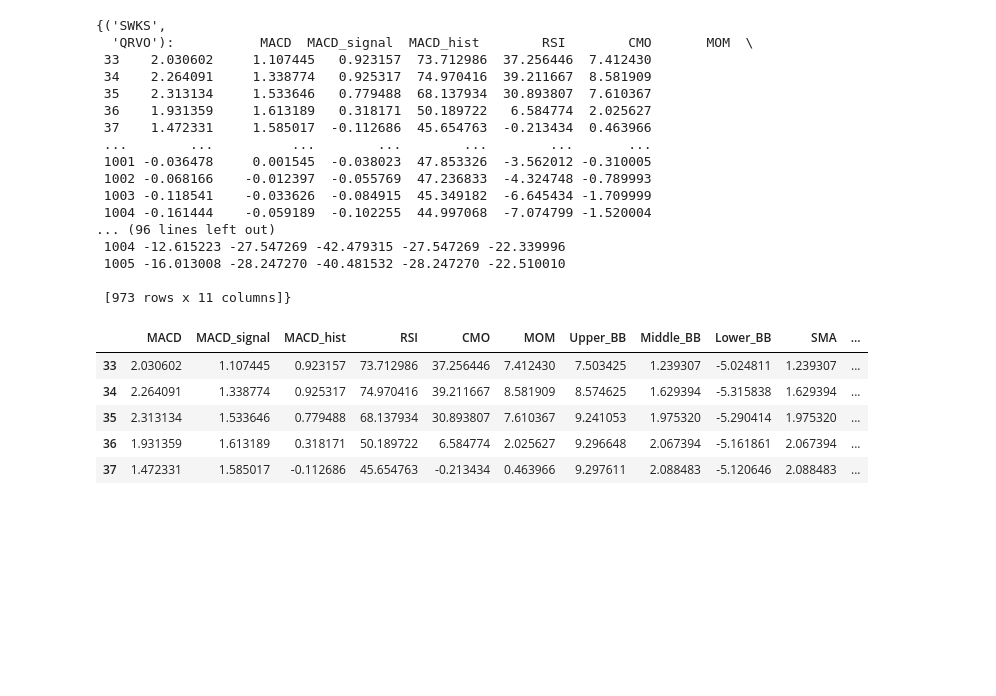
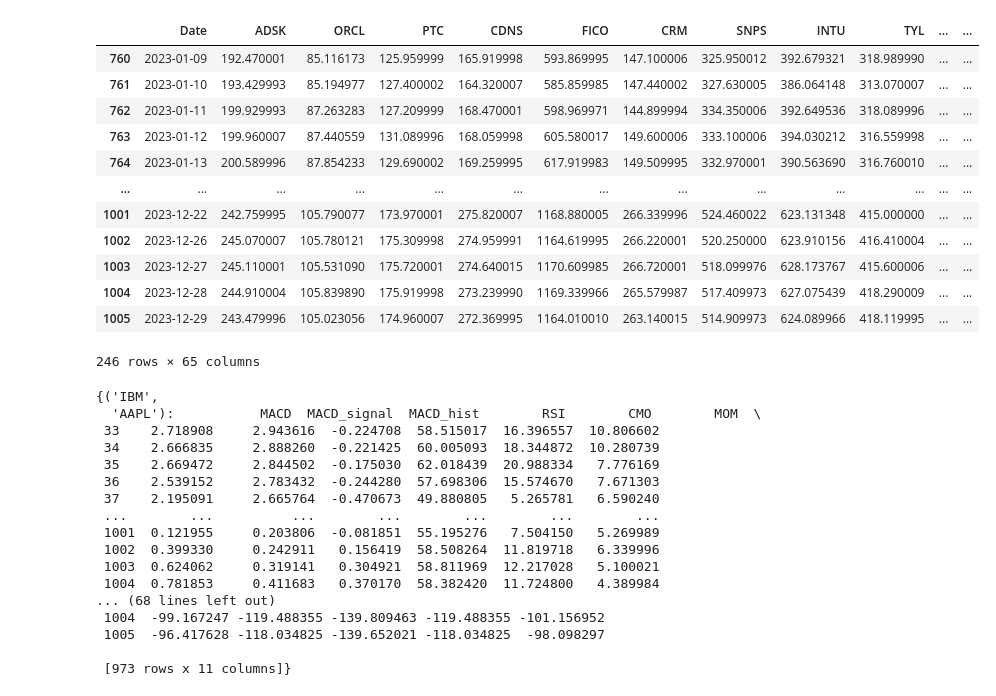
Before and after one commit to Ardaerd/Statistical-Arbitrage, a Jupyter notebook: spread_forecasting.ipynb, the cells around one changed output. Drawn from its saved outputs; the diff is of its cells as text; code cells hidden in the pictures; blank space fills up the shorter version.

Commit message:
CNN-LSTM for trading signal is done

```diff
--- a/spread_forecasting.ipynb
+++ b/spread_forecasting.ipynb
@@ -86,35 +86,53 @@ def add_technical_indicators(spread, timeperiod=22):
         'SMA': sma
     })
     return indicators
+# %%
+# Load and preprocess data
+data = pd.read_csv("Technology_Firm_Stock_Price.csv")
+data = data.sort_values(by="Date")
+data[760:]
+# %% [output]
+|  | Date | ADSK | ORCL | PTC | CDNS | FICO | CRM | SNPS | INTU | TYL | ... | ... |
+| 760 | 2023-01-09 | 192.470001 | 85.116173 | 125.959999 | 165.919998 | 593.869995 | 147.100006 | 325.950012 | 392.679321 | 318.989990 | ... | ... |
+| 761 | 2023-01-10 | 193.429993 | 85.194977 | 127.400002 | 164.320007 | 585.859985 | 147.440002 | 327.630005 | 386.064148 | 313.070007 | ... | ... |
+| 762 | 2023-01-11 | 199.929993 | 87.263283 | 127.209999 | 168.470001 | 598.969971 | 144.899994 | 334.350006 | 392.649536 | 318.089996 | ... | ... |
+| 763 | 2023-01-12 | 199.960007 | 87.440559 | 131.089996 | 168.059998 | 605.580017 | 149.600006 | 333.100006 | 394.030212 | 316.559998 | ... | ... |
+| 764 | 2023-01-13 | 200.589996 | 87.854233 | 129.690002 | 169.259995 | 617.919983 | 149.509995 | 332.970001 | 390.563690 | 316.760010 | ... | ... |
+| ... | ... | ... | ... | ... | ... | ... | ... | ... | ... | ... | ... | ... |
+| 1001 | 2023-12-22 | 242.759995 | 105.790077 | 173.970001 | 275.820007 | 1168.880005 | 266.339996 | 524.460022 | 623.131348 | 415.000000 | ... | ... |
+| 1002 | 2023-12-26 | 245.070007 | 105.780121 | 175.309998 | 274.959991 | 1164.619995 | 266.220001 | 520.250000 | 623.910156 | 416.410004 | ... | ... |
+| 1003 | 2023-12-27 | 245.110001 | 105.531090 | 175.720001 | 274.640015 | 1170.609985 | 266.720001 | 518.099976 | 628.173767 | 415.600006 | ... | ... |
+| 1004 | 2023-12-28 | 244.910004 | 105.839890 | 175.919998 | 273.239990 | 1169.339966 | 265.579987 | 517.409973 | 627.075439 | 418.290009 | ... | ... |
+| 1005 | 2023-12-29 | 243.479996 | 105.023056 | 174.960007 | 272.369995 | 1164.010010 | 263.140015 | 514.909973 | 624.089966 | 418.119995 | ... | ... |
+246 rows × 65 columns
 # %%
-# Load and preprocess data
-data = pd.read_csv("Technology_Firm_Stock_Price.csv")
-data = data.sort_values(by="Date")
-selected_pairs = [('SWKS', 'QRVO'), ('AMAT', 'NXPI'), ('ANET', 'PANW'), ('CDNS', 'PANW')]
+selected_pairs = [('IBM', 'AAPL'), ('KEYS', 'MSI'), ('TDY', 'ROP')]
+
 spreads_with_indicators = {}
+
 for stock1, stock2 in selected_pairs:
     spread = data[stock1] - data[stock2]
     indicators = add_technical_indicators(spread)
     indicators['Spread'] = spread
-    spreads_with_indicators[(stock1, stock2)] = indicators.dropna()  # Drop rows with NaN 22 column (because of our timeperiod is 22 day for calculate these indicators thus we dropped first 22 column
+    spreads_with_indicators[(stock1, stock2)] = indicators.dropna()
 
 spreads_with_indicators
 # %% [output]
-{('SWKS',
-  'QRVO'):           MACD  MACD_signal  MACD_hist        RSI        CMO       MOM  \
- 33    2.030602     1.107445   0.923157  73.712986  37.256446  7.412430
- 34    2.264091     1.338774   0.925317  74.970416  39.211667  8.581909
- 35    2.313134     1.533646   0.779488  68.137934  30.893807  7.610367
- 36    1.931359     1.613189   0.318171  50.189722   6.584774  2.025627
- 37    1.472331     1.585017  -0.112686  45.654763  -0.213434  0.463966
- ...        ...          ...        ...        ...        ...       ...
- 1001 -0.036478     0.001545  -0.038023  47.853326  -3.562012 -0.310005
- 1002 -0.068166    -0.012397  -0.055769  47.236833  -4.324748 -0.789993
- 1003 -0.118541    -0.033626  -0.084915  45.349182  -6.645434 -1.709999
- 1004 -0.161444    -0.059189  -0.102255  44.997068  -7.074799 -1.520004
-... (96 lines left out)
- 1004 -12.615223 -27.547269 -42.479315 -27.547269 -22.339996
- 1005 -16.013008 -28.247270 -40.481532 -28.247270 -22.510010
+{('IBM',
+  'AAPL'):           MACD  MACD_signal  MACD_hist        RSI        CMO        MOM  \
+ 33    2.718908     2.943616  -0.224708  58.515017  16.396557  10.806602
+ 34    2.666835     2.888260  -0.221425  60.005093  18.344872  10.280739
+ 35    2.669472     2.844502  -0.175030  62.018439  20.988334   7.776169
+ 36    2.539152     2.783432  -0.244280  57.698306  15.574670   7.671303
+ 37    2.195091     2.665764  -0.470673  49.880805   5.265781   6.590240
+ ...        ...          ...        ...        ...        ...        ...
+ 1001  0.121955     0.203806  -0.081851  55.195276   7.504150   5.269989
+ 1002  0.399330     0.242911   0.156419  58.508264  11.819718   6.339996
+ 1003  0.624062     0.319141   0.304921  58.811969  12.217028   5.100021
+ 1004  0.781853     0.411683   0.370170  58.382420  11.724800   4.389984
+... (68 lines left out)
+ 1004  -99.167247 -119.488355 -139.809463 -119.488355 -101.156952
+ 1005  -96.417628 -118.034825 -139.652021 -118.034825  -98.098297
 
  [973 rows x 11 columns]}
 # %%
@@ -134,12 +152,3 @@ def rolling_window(data):
     print(y.shape)
 
     return X, y
-# %%
-spreads_with_indicators[('SWKS','QRVO')].head()
-# %% [output]
-|  | MACD | MACD_signal | MACD_hist | RSI | CMO | MOM | Upper_BB | Middle_BB | Lower_BB | SMA | ... |
-| 33 | 2.030602 | 1.107445 | 0.923157 | 73.712986 | 37.256446 | 7.412430 | 7.503425 | 1.239307 | -5.024811 | 1.239307 | ... |
-| 34 | 2.264091 | 1.338774 | 0.925317 | 74.970416 | 39.211667 | 8.581909 | 8.574625 | 1.629394 | -5.315838 | 1.629394 | ... |
-| 35 | 2.313134 | 1.533646 | 0.779488 | 68.137934 | 30.893807 | 7.610367 | 9.241053 | 1.975320 | -5.290414 | 1.975320 | ... |
-| 36 | 1.931359 | 1.613189 | 0.318171 | 50.189722 | 6.584774 | 2.025627 | 9.296648 | 2.067394 | -5.161861 | 2.067394 | ... |
-| 37 | 1.472331 | 1.585017 | -0.112686 | 45.654763 | -0.213434 | 0.463966 | 9.297611 | 2.088483 | -5.120646 | 2.088483 | ... |
```
Also changed, not shown: parts of 34 cells of this notebook, 4 other files.
